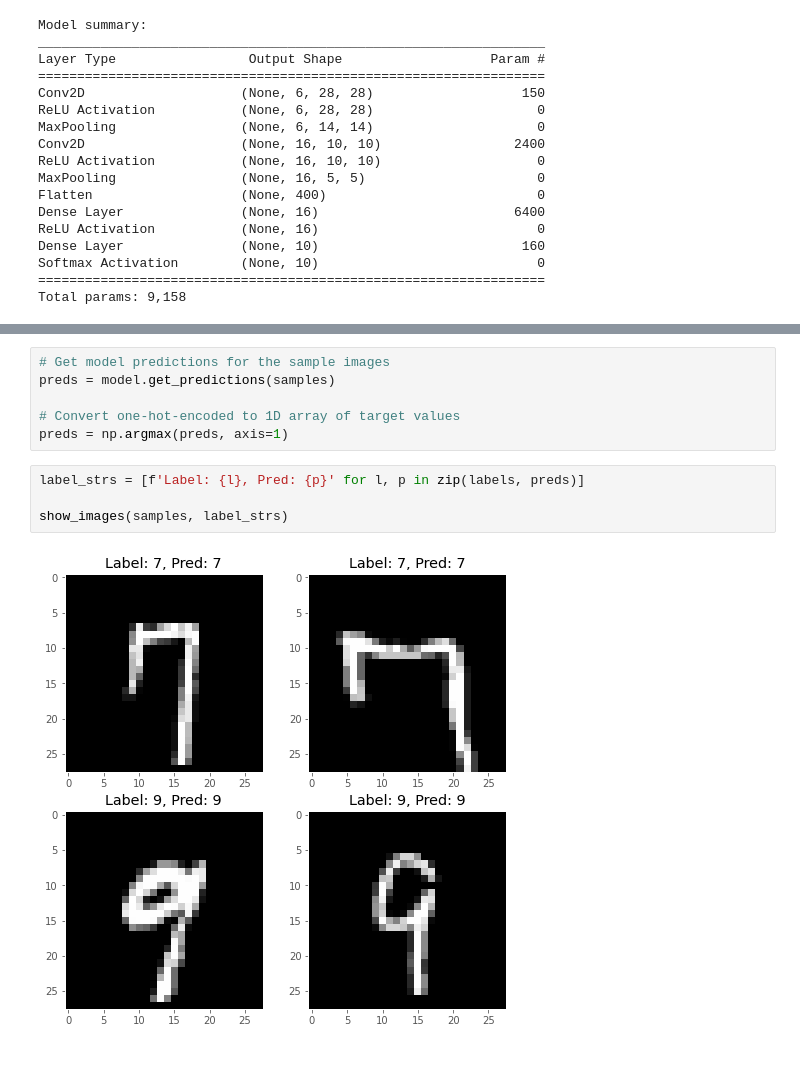
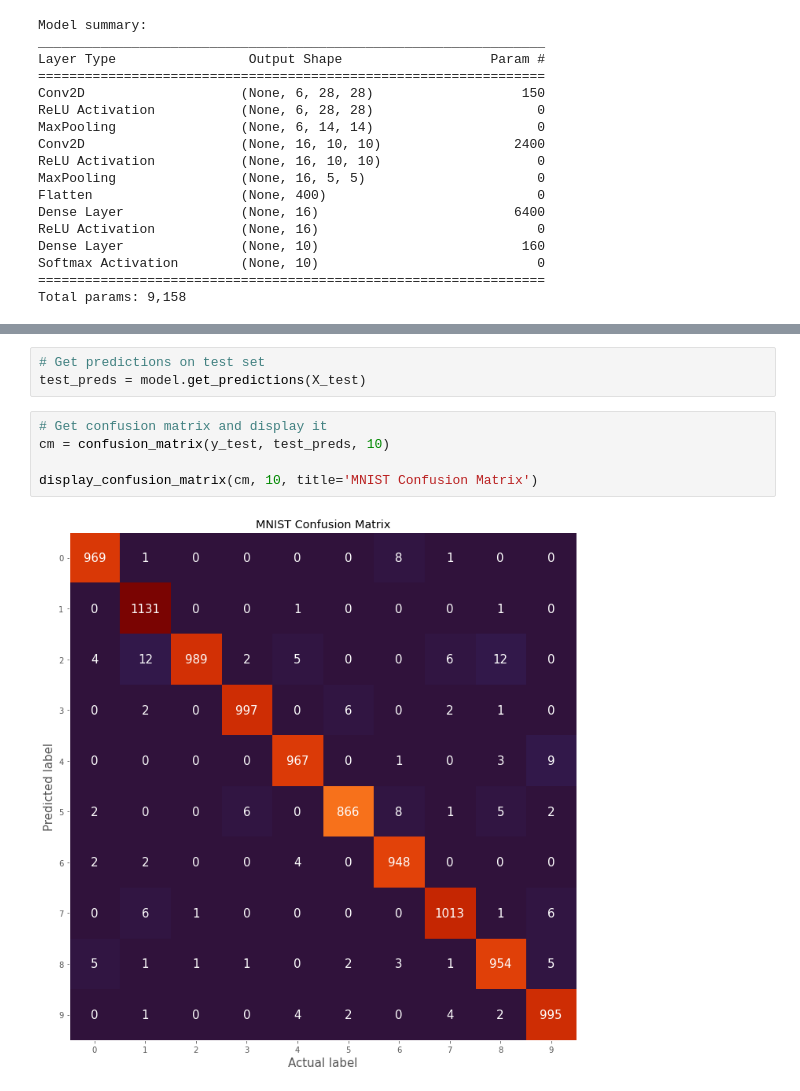
Before and after one commit to Caff1982/DeepThink, a Jupyter notebook: examples/MNIST CNN Example.ipynb, the cells around one changed output, grey strips where cells are left out. Saved outputs shown, nothing was run; the diff lists cells and outputs as text; blank space fills up the shorter version.

Commit message:
Updated README and added confusion matrix

```diff
--- a/examples/MNIST CNN Example.ipynb
+++ b/examples/MNIST CNN Example.ipynb
@@ -145,12 +146,10 @@ history.plot_training_hist()
-# %%
-# Get model predictions for the sample images
-preds = model.get_predictions(samples)
-
-# Convert one-hot-encoded to 1D array of target values
-preds = np.argmax(preds, axis=1)
-# %%
-label_strs = [f'Label: {l}, Pred: {p}' for l, p in zip(labels, preds)]
-
-show_images(samples, label_strs)
-# %% [output]
-[figure, removed]
+# %%
+# Get predictions on test set
+test_preds = model.get_predictions(X_test)
+# %%
+# Get confusion matrix and display it
+cm = confusion_matrix(y_test, test_preds, 10)
+
+display_confusion_matrix(cm, 10, title='MNIST Confusion Matrix')
+# %% [output]
+[figure, added]
```
Also changed, not shown: parts of 5 cells of this notebook, 6 other files.
